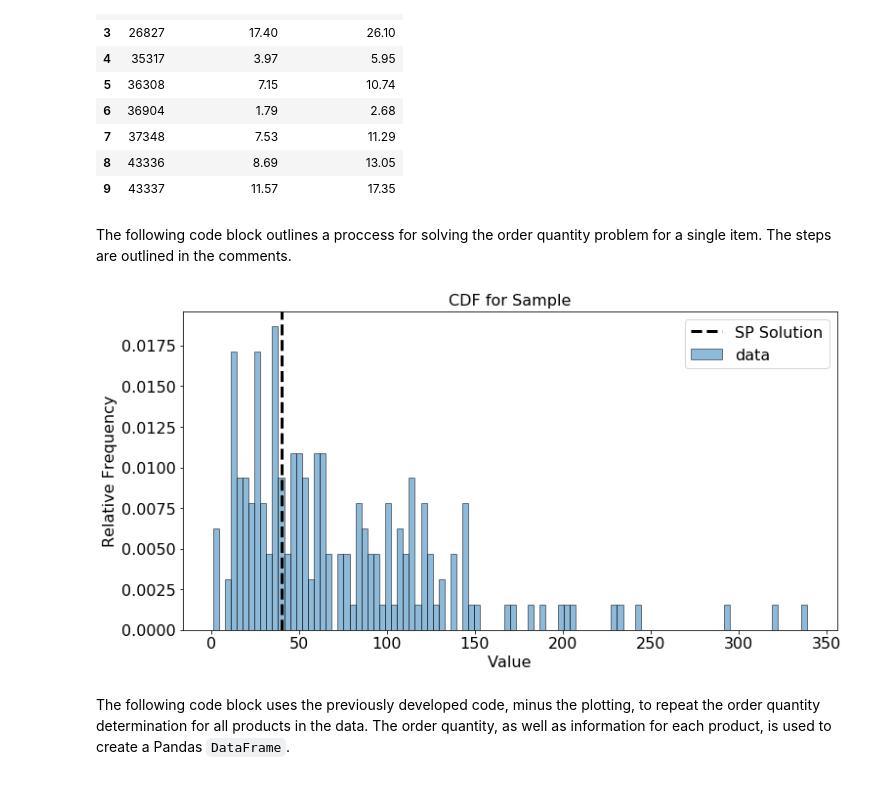
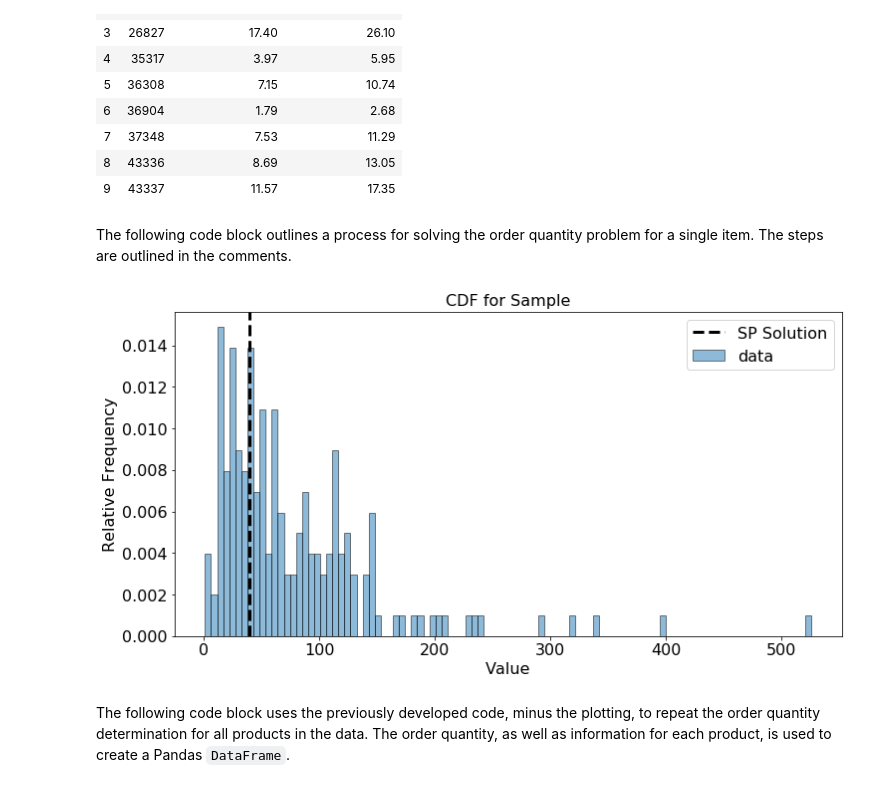
Before and after one commit to nkfreeman/OM_527_Materials, a Jupyter notebook: Modeling_Procurement_Problems/Stochastic_Programming_Newsvendor_Problem.ipynb, the cells around one changed output. Drawn from its saved outputs; the diff is of its cells as text; code cells hidden in the pictures.

```diff
--- a/Modeling_Procurement_Problems/Stochastic_Programming_Newsvendor_Problem.ipynb
+++ b/Modeling_Procurement_Problems/Stochastic_Programming_Newsvendor_Problem.ipynb
@@ -59,12 +61,13 @@ plt.show()
 # %% [markdown]
 The following code block uses the functions available in the `pyopsmgmt` package to fit a kernel density estimat for the data and randomly generates a sample comprised of 10,000 points. This sample is stored in an object named `benchmark` because we will use this sample as a point of comparison during our discussion of stochastic programming.
 # %%
-best_params = pyop.dist_fit.fit_best_kde(data)
-pdfx, pdfy = pyop.dist_fit.pdf_from_kde(data,
-                                        min = 0,
-                                        bandwidth = best_params['bandwidth'],
-                                        kernel= best_params['kernel'])
-benchmark = pyop.dist_fit.trunc_kde_sample(pdfx, pdfy, sample_size = 10000)
+best_params = dist_fit.fit_best_kde(data)
+pdf = dist_fit.pdf_from_kde(data,
+                            bandwidth = best_params['bandwidth'],
+                            kernel= best_params['kernel'])
+benchmark = dist_fit.trunc_kde_sample(pdf['x'],
+                                      pdf['y'],
+                                      sample_size = 10000)
 # %% [markdown]
 The following code block plots the original data sample and our benchmark sample just to demonstrate the fit.
 # %%
@@ -95,8 +98,8 @@ The critical fractile is 0.25
 # %% [markdown]
 The critical fractile corresponds to a percentile of the demand distribution. Thus, we need to determine the cumulative distribution function (CDF) for the demand data in order to translate the value to a specific order quantity. The next code block creates two objects that capture the CDF for the data.
 # %%
-cdfx = pdfx.copy()
-cdfy = pdfy.cumsum()
+cdfx = pdf['x'].copy()
+cdfy = pdf['y'].cumsum()
 # %% [markdown]
 To solve the newsvendor problem using the critical fractile, we need to be able to identify the smallest demand value where the associated value of the CDF is greater than or equal to the critical fractile. The following code block shows how we can use `Numpy`'s `argmax` function to identify such a value in the previously generated CDF.
 # %%
@@ -192,6 +195,8 @@ sale_price = 20         # The price that the newsvendor sells each unit of produ
 # %% [markdown]
 Recall that we have already generated a benchmark sample. We will now generate a different sample that we will use for the SP model. For now, we will only use a sample size of 10. The sample is generated in the following code block.
 # %%
-opt_sample = pyop.dist_fit.trunc_kde_sample(pdfx, pdfy, sample_size = scenarios)
+opt_sample = dist_fit.trunc_kde_sample(pdf['x'],
+                                       pdf['y'],
+                                       sample_size = scenarios)
 opt_sample
 # %% [output]
@@ -543,7 +546,7 @@ bottle_costs
 | 8 | 43336 | 8.69 | 13.05 |
 | 9 | 43337 | 11.57 | 17.35 |
 # %% [markdown]
-The following code block outlines a proccess for solving the order quantity problem for a single item. The steps are outlined in the comments.
+The following code block outlines a process for solving the order quantity problem for a single item. The steps are outlined in the comments.
 # %%
 # Specify the current item
 item = weekly_sales['itemno'].unique()[0]
@@ -552,43 +555,44 @@ item = weekly_sales['itemno'].unique()[0]
 item_sales = weekly_sales[weekly_sales['itemno'] == item]['sale_bottles'].values
 
 # Remove outliers from the sales data
-item_sales = pyop.dist_fit.remove_outliers(item_sales)
+item_sales = dist_fit.handle_outliers(item_sales)
 
 # Retrieve the mean unit cost from the 'bottle_costs' object
 item_unit_cost = float(bottle_costs[bottle_costs['itemno'] == item]['state_bottle_cost'])
 
 # Retrieve the mean sales price from the 'bottle_costs' object
 item_sale_price = float(bottle_costs[bottle_costs['itemno'] == item]['state_bottle_retail'])
 
 # Fit a KDE to the sales data and store the associated bandwidth and kernel type
-best_params = pyop.dist_fit.fit_best_kde(item_sales)
+best_params = dist_fit.fit_best_kde(item_sales)
 
 # Approximate the probability density function (PDF) for the KDE
-pdfx, pdfy = pyop.dist_fit.pdf_from_kde(item_sales,
-                                        min = 0,
-                                        bandwidth = best_params['bandwidth'],
-                                        kernel= best_params['kernel'])
+pdf = dist_fit.pdf_from_kde(item_sales,
+                            bandwidth = best_params['bandwidth'],
+                            kernel= best_params['kernel'])
 
 # Generate a sample from the KDE (in this case, we are using a sample size of 500)
-sample = pyop.dist_fit.trunc_kde_sample(pdfx, pdfy, sample_size = 500)
+sample = dist_fit.trunc_kde_sample(pdf['x'],
+                                   pdf['y'],
+                                   sample_size = 500)
 
 # Solve the newsvendor model using the approximated sales price,
 # the approximated unit cost, and the generated sample
 SP_solution = solve_newsvendor_model(item_sale_price, item_unit_cost, sample)
 
 # Plot the solution along with the sales sample
 fig, ax = plt.subplots(1, 1, figsize=(12, 6))
 ax.hist(item_sales, bins=100, alpha = 0.5, edgecolor = 'k', density=True, label= 'data')
 ax.axvline(SP_solution, label='SP Solution', color = 'k', linestyle = '--', linewidth=3)
 ax.xaxis.set_tick_params(labelsize=16)
 ax.yaxis.set_tick_params(labelsize=16)
 ax.legend(fontsize = 16)
 ax.set_xlabel("Value",fontsize = 16)
 ax.set_ylabel("Relative Frequency",fontsize = 16)
 ax.set_title("CDF for Sample", fontsize=16)
 plt.show()
 # %% [output]
-[figure, old version]
+[figure, new version]
 # %% [markdown]
 The following code block uses the previously developed code, minus the plotting, to repeat the order quantity determination for all products in the data. The order quantity, as well as information for each product, is used to create a Pandas `DataFrame`.
 # %%
```
Also changed, not shown: parts of 17 cells of this notebook, 1 other file.
